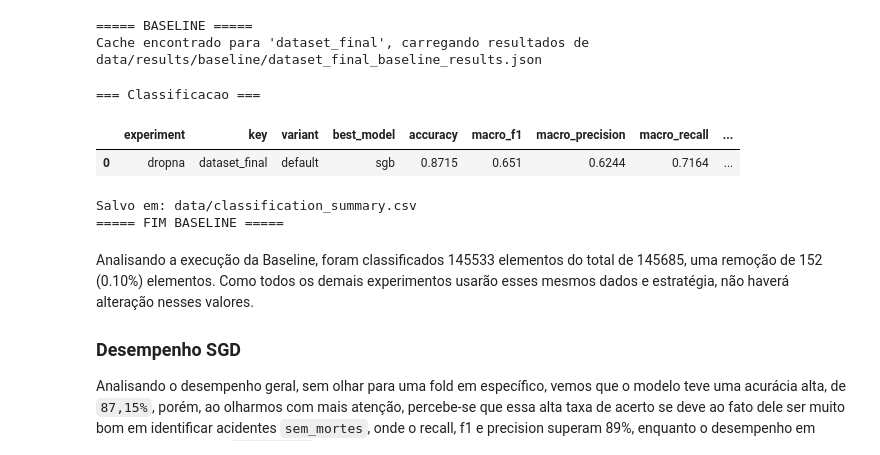
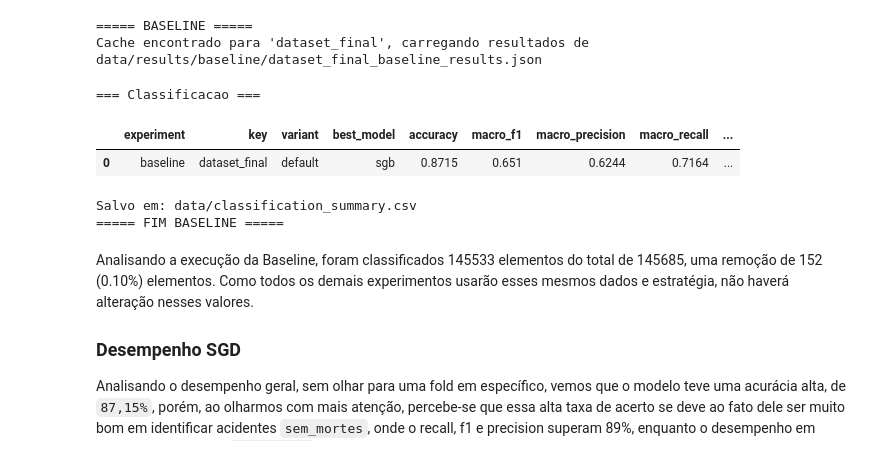
Before and after one commit to afmireski/trabalho_final_ciencia_de_dados, a Jupyter notebook: trabalho_final_afmireski.ipynb, the cells around one changed output. Drawn from its saved outputs; the diff is of its cells as text; code cells hidden in the pictures.

```diff
--- a/trabalho_final_afmireski.ipynb
+++ b/trabalho_final_afmireski.ipynb
@@ -1881,7 +1881,7 @@ class ClassificationResults(TypedDict):
 
 class DropnaRunSummary(TypedDict):
     key: str
-    strategy: Literal["dropna"]
+    strategy: Literal["baseline"]
     variant: str
     rows_original: int
     rows_after_prepros: int
@@ -2440,7 +2440,7 @@ classification_rows = []
 
 for r in all_runs_baseline:
     base = {
-        "experiment": "dropna",
+        "experiment": "baseline",
         "key": r["key"],
         "variant": r.get("variant", "default"),
         "best_model": "",
@@ -2464,7 +2464,7 @@ for r in all_runs_baseline:
     m = r["results"][best]
     classification_rows.append(
         {
-            "experiment": "dropna",
+            "experiment": "baseline",
             "key": r["key"],
             "variant": r["variant"],
             "best_model": best,
@@ -2475,34 +2475,34 @@ for r in all_runs_baseline:
             "weighted_f1": round(m["f1"]["weighted"], 4),
             "weighted_precision": round(m["precision"]["weighted"], 4),
             "weighted_recall": round(m["recall"]["weighted"], 4),
             "error": "",
             "nao_teve_mortes_f1": round(m["f1"]["sem_mortes"], 4),
             "nao_teve_mortes_precision": round(m["precision"]["sem_mortes"], 4),
             "nao_teve_mortes_recall": round(m["recall"]["sem_mortes"], 4),
             "teve_mortes_f1": round(m["f1"]["com_mortes"], 4),
             "teve_mortes_precision": round(m["precision"]["com_mortes"], 4),
             "teve_mortes_recall": round(m["recall"]["com_mortes"], 4),
         }
     )
 
 # Exibe  resultados e salva CSVs
 
 
 data_path = Path(OUT_DIR)
 
 save_classification_summary(
     rows=classification_rows,
     columns=CLASSIFICATION_SUMMARY_COLUMNS,
     csv_path=data_path / "classification_summary.csv",
     append=False,
 )
 
 
 print(f"{'=' * 5} FIM BASELINE {'=' * 5}")
 # %% [output]
 === Classificacao ===
 |  | experiment | key | variant | best_model | accuracy | macro_f1 | macro_precision | macro_recall | ... |
-| 0 | dropna | dataset_final | default | sgb | 0.8715 | 0.651 | 0.6244 | 0.7164 | ... |
+| 0 | baseline | dataset_final | default | sgb | 0.8715 | 0.651 | 0.6244 | 0.7164 | ... |
 Salvo em: data/classification_summary.csv
 ===== FIM BASELINE =====
 # %% [markdown]
```
Also changed, not shown: parts of 24 cells of this notebook.
